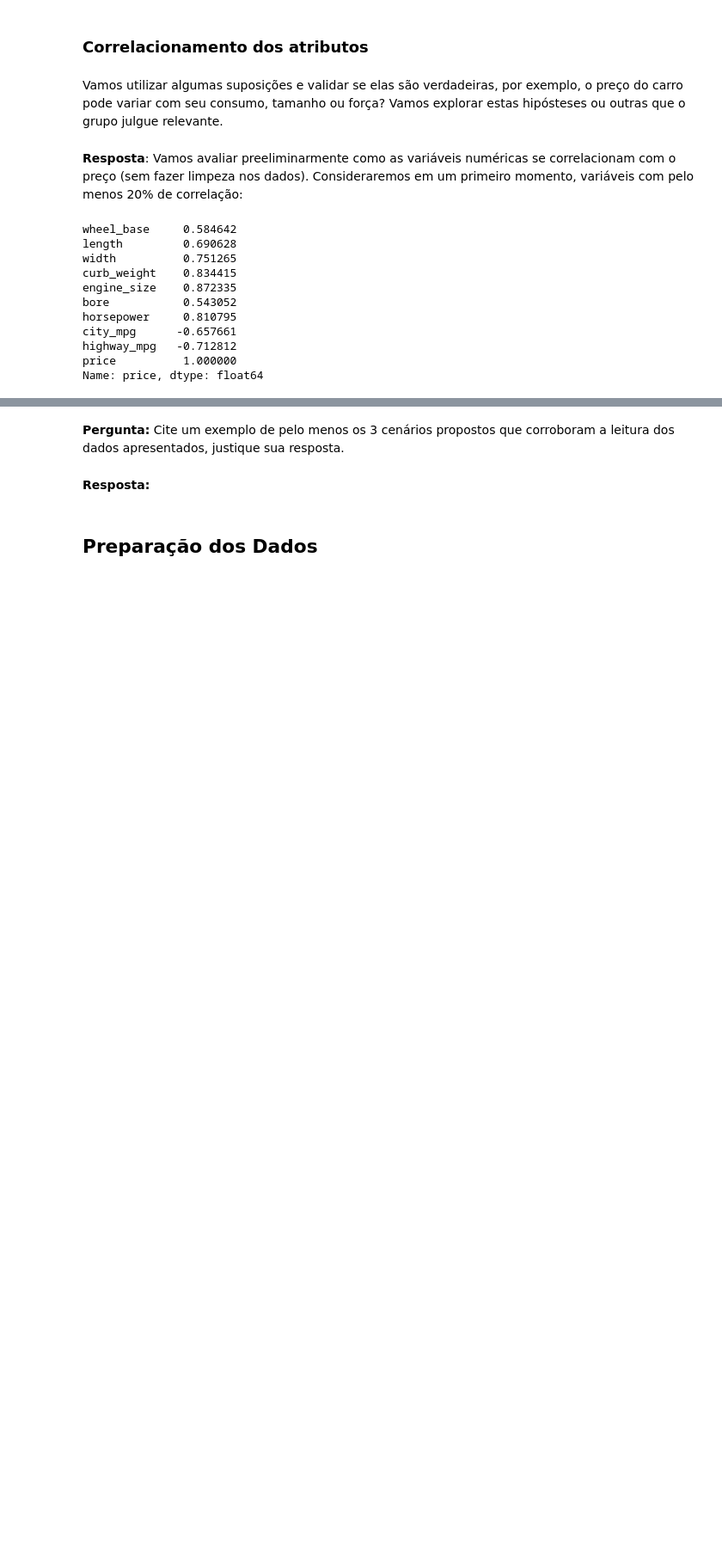
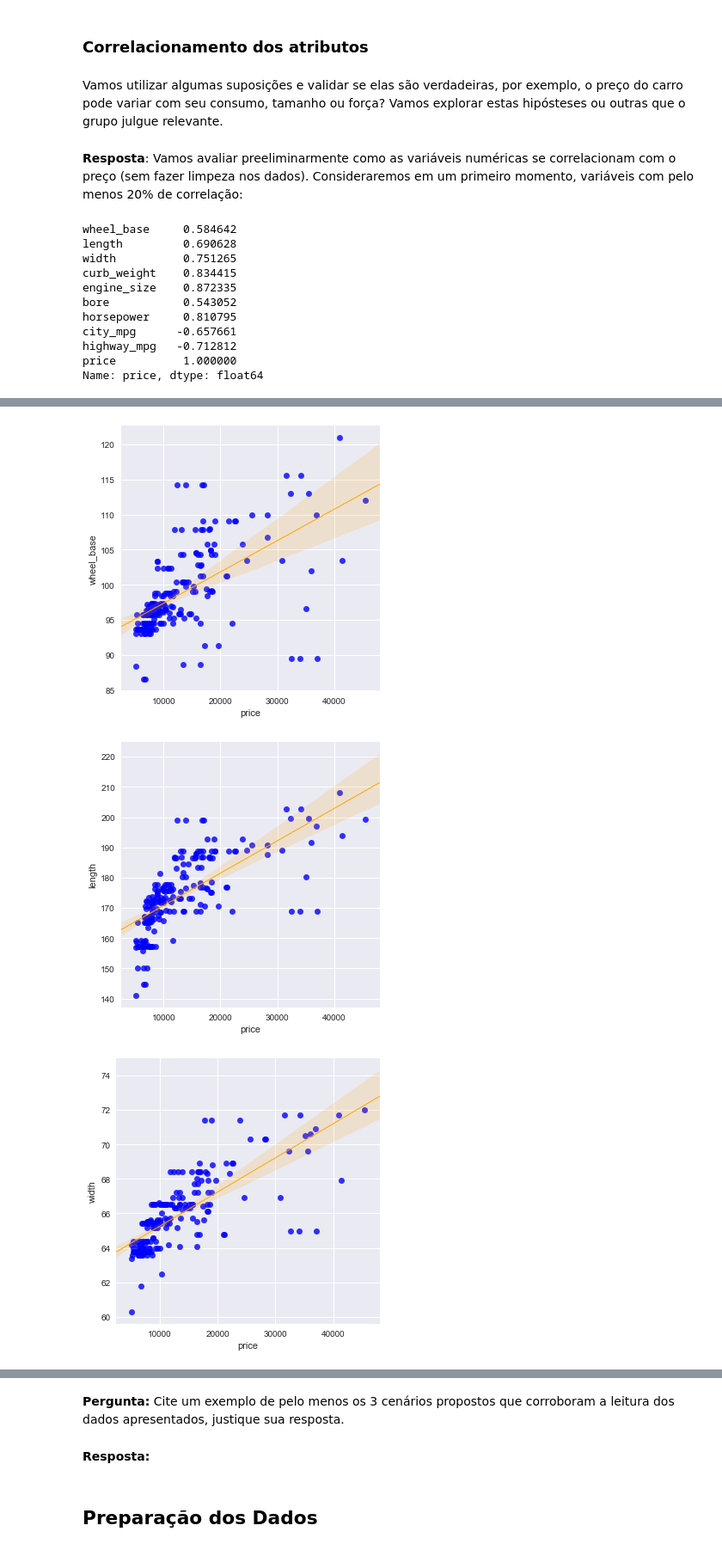
Before and after one commit to Alexeijn/fiap-ml-prog-ia-python-capstone, a Jupyter notebook: projeto-final/automobile-price-prediction.ipynb, the cells around one changed output, grey strips where cells are left out. Shown at 86% size. Saved outputs shown, nothing was run; the diff lists cells and outputs as text; code cells hidden in the pictures; blank space fills up the shorter version.

```diff
--- a/projeto-final/automobile-price-prediction.ipynb
+++ b/projeto-final/automobile-price-prediction.ipynb
@@ -145,0 +148,12 @@ Arrisco a dizer que com o peso, o tamanho e a força do motor podemos determinar
+# %%
+def plota_price(coluna):
+    sns.lmplot("price", coluna, automobile,
+          scatter_kws={"marker":"x", "color":"blue"},
+          line_kws={"linewidth":1, "color": "orange"})
+# %%
+for coluna in numericos.columns.tolist():
+    plota_price(coluna)
+# %% [output]
+[figure, added]
+[figure, added]
+[figure, added]
```
Also changed, not shown: parts of 17 cells of this notebook.
